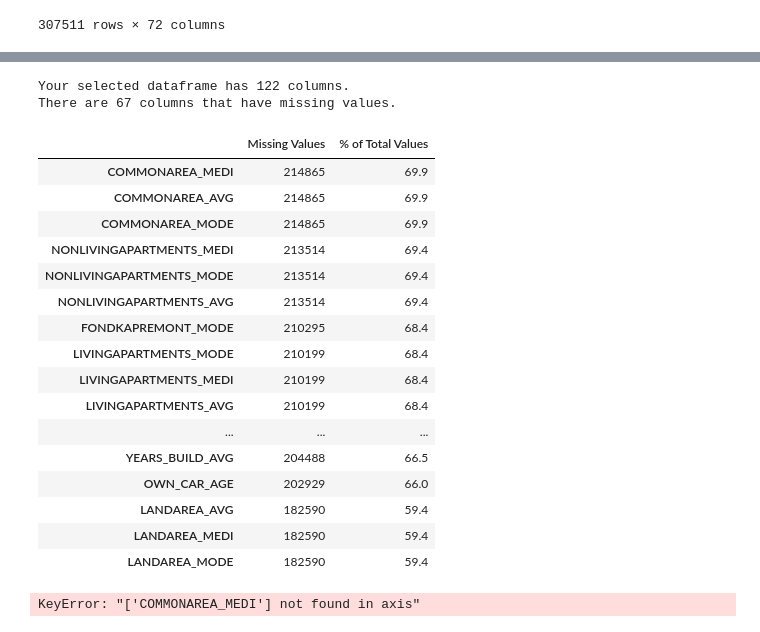
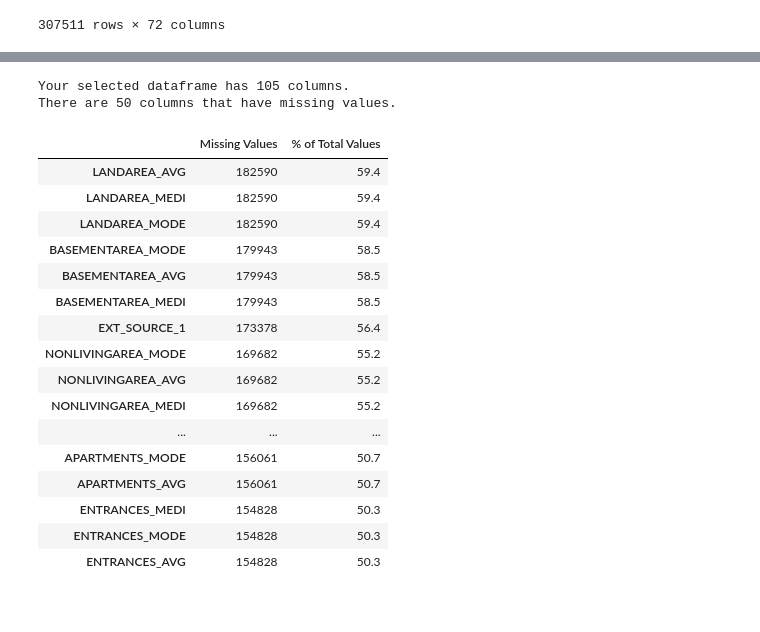
Before and after one commit to GiovaRossa/HCDR-Project-Work, a Jupyter notebook: Project_Lucchese.ipynb, the cells around one changed output, grey strips where cells are left out. Saved outputs shown, nothing was run; the diff lists cells and outputs as text; code cells hidden in the pictures.

```diff
--- a/Project_Lucchese.ipynb
+++ b/Project_Lucchese.ipynb
@@ -196,31 +203,31 @@ def missing_values_table(df):
 # %%
 # Find and drop columns with more than 60% NaN
 
-df1 = app_train.copy()
+#df1 = app_train.copy()
 
 # Knit a visual of the most missing values statistics in order to decide how to continue
 missing_values = missing_values_table(df1)
 missing_values.head(20)
 # %% [output]
-Your selected dataframe has 122 columns.
-There are 67 columns that have missing values.
+Your selected dataframe has 105 columns.
+There are 50 columns that have missing values.
 |  | Missing Values | % of Total Values |
-| COMMONAREA_MEDI | 214865 | 69.9 |
-| COMMONAREA_AVG | 214865 | 69.9 |
-| COMMONAREA_MODE | 214865 | 69.9 |
-| NONLIVINGAPARTMENTS_MEDI | 213514 | 69.4 |
-| NONLIVINGAPARTMENTS_MODE | 213514 | 69.4 |
-| NONLIVINGAPARTMENTS_AVG | 213514 | 69.4 |
-| FONDKAPREMONT_MODE | 210295 | 68.4 |
-| LIVINGAPARTMENTS_MODE | 210199 | 68.4 |
-| LIVINGAPARTMENTS_MEDI | 210199 | 68.4 |
-| LIVINGAPARTMENTS_AVG | 210199 | 68.4 |
-| ... | ... | ... |
-| YEARS_BUILD_AVG | 204488 | 66.5 |
-| OWN_CAR_AGE | 202929 | 66.0 |
 | LANDAREA_AVG | 182590 | 59.4 |
 | LANDAREA_MEDI | 182590 | 59.4 |
 | LANDAREA_MODE | 182590 | 59.4 |
+| BASEMENTAREA_MODE | 179943 | 58.5 |
+| BASEMENTAREA_AVG | 179943 | 58.5 |
+| BASEMENTAREA_MEDI | 179943 | 58.5 |
+| EXT_SOURCE_1 | 173378 | 56.4 |
+| NONLIVINGAREA_MODE | 169682 | 55.2 |
+| NONLIVINGAREA_AVG | 169682 | 55.2 |
+| NONLIVINGAREA_MEDI | 169682 | 55.2 |
+| ... | ... | ... |
+| APARTMENTS_MODE | 156061 | 50.7 |
+| APARTMENTS_AVG | 156061 | 50.7 |
+| ENTRANCES_MEDI | 154828 | 50.3 |
+| ENTRANCES_MODE | 154828 | 50.3 |
+| ENTRANCES_AVG | 154828 | 50.3 |
 # %%
 # WE'll drop every column with more than 60% NaN values
 
@@ -234,5 +241,6 @@ list_NaN_values[6]
 for i in range(len(list_NaN_index)):
     if list_NaN_values[i] > 60:
         df1.drop([list_NaN_index[i]], axis=1, inplace=True)
+
+#type(df1)
+#df1
-# %% [output]
-KeyError: "['COMMONAREA_MEDI'] not found in axis"
```
Also changed, not shown: parts of 7 cells of this notebook, 2 other files.
